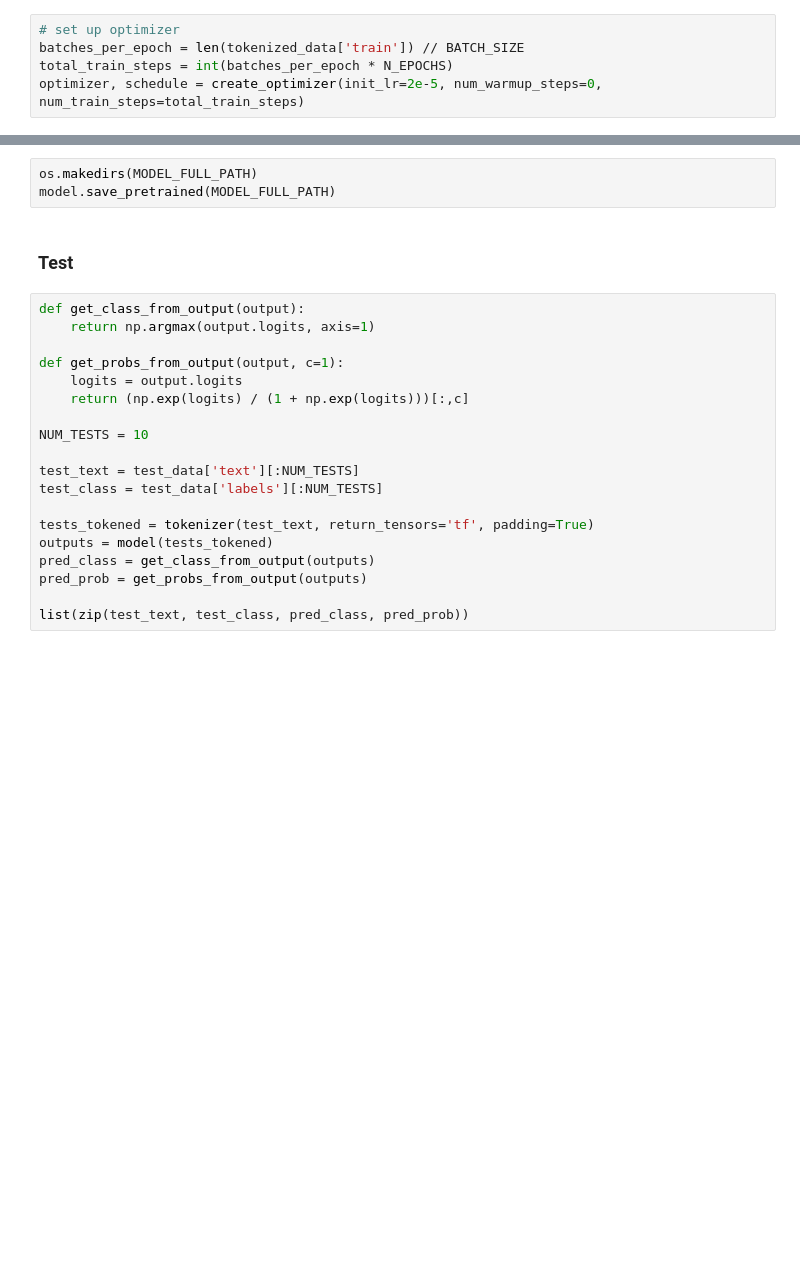
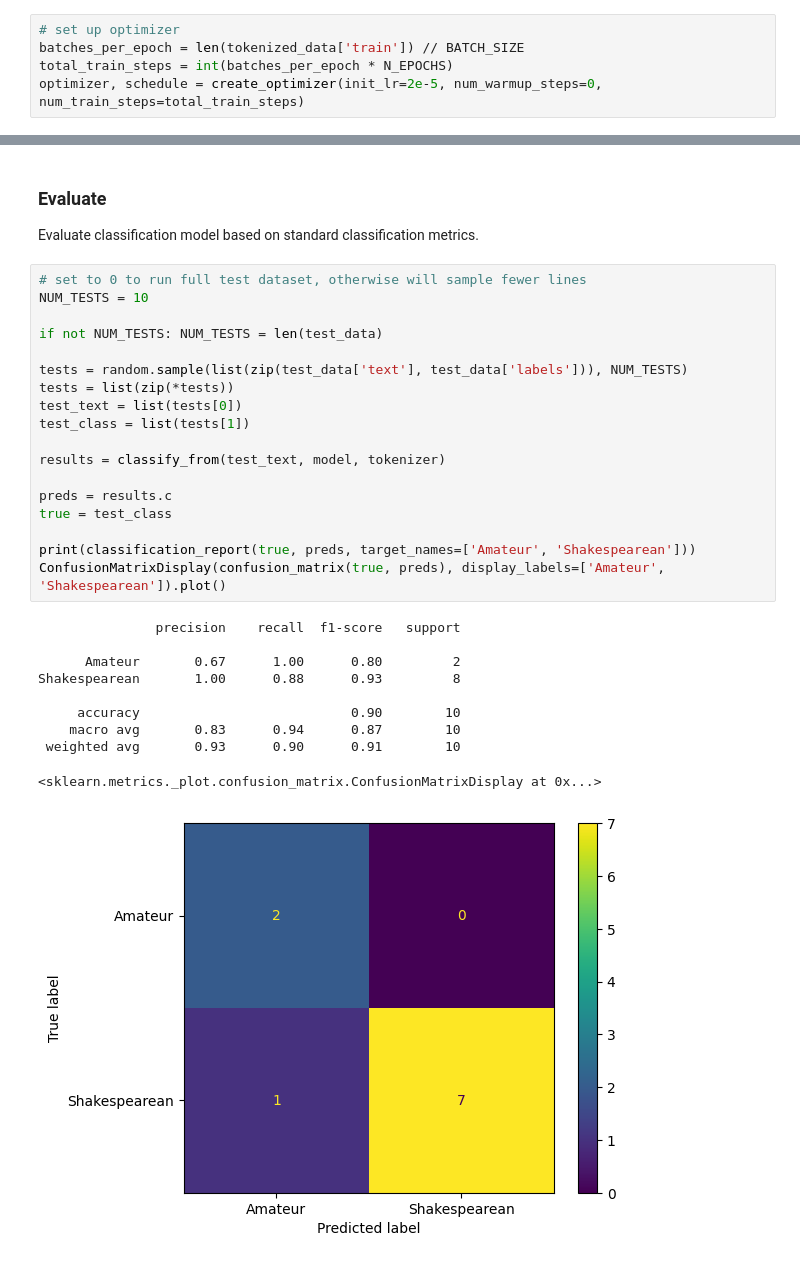
Before and after one commit to ffomezolam/GA-DSI-Capstone, a Jupyter notebook: code/classification-model.ipynb, the cells around one changed output, grey strips where cells are left out. Saved outputs shown, nothing was run; the diff lists cells and outputs as text; blank space fills up the shorter version.

Commit message:
final model adjustments to fit and evaluate final models

```diff
--- a/code/classification-model.ipynb
+++ b/code/classification-model.ipynb
@@ -196,27 +207,36 @@ KeyboardInterrupt:
-# %%
-os.makedirs(MODEL_FULL_PATH)
-model.save_pretrained(MODEL_FULL_PATH)
 # %% [markdown]
-### Test
+### Evaluate
+
+Evaluate classification model based on standard classification metrics.
 # %%
-def get_class_from_output(output):
-    return np.argmax(output.logits, axis=1)
-
-def get_probs_from_output(output, c=1):
-    logits = output.logits
-    return (np.exp(logits) / (1 + np.exp(logits)))[:,c]
-
+# set to 0 to run full test dataset, otherwise will sample fewer lines
 NUM_TESTS = 10
 
-test_text = test_data['text'][:NUM_TESTS]
-test_class = test_data['labels'][:NUM_TESTS]
+if not NUM_TESTS: NUM_TESTS = len(test_data)
 
-tests_tokened = tokenizer(test_text, return_tensors='tf', padding=True)
-outputs = model(tests_tokened)
-pred_class = get_class_from_output(outputs)
-pred_prob = get_probs_from_output(outputs)
+tests = random.sample(list(zip(test_data['text'], test_data['labels'])), NUM_TESTS)
+tests = list(zip(*tests))
+test_text = list(tests[0])
+test_class = list(tests[1])
 
-list(zip(test_text, test_class, pred_class, pred_prob))
+results = classify_from(test_text, model, tokenizer)
+
+preds = results.c
+true = test_class
+
+print(classification_report(true, preds, target_names=['Amateur', 'Shakespearean']))
+ConfusionMatrixDisplay(confusion_matrix(true, preds), display_labels=['Amateur', 'Shakespearean']).plot()
+# %% [output]
+               precision    recall  f1-score   support
+
+      Amateur       0.67      1.00      0.80         2
+Shakespearean       1.00      0.88      0.93         8
+
+     accuracy                           0.90        10
+    macro avg       0.83      0.94      0.87        10
+ weighted avg       0.93      0.90      0.91        10
+<sklearn.metrics._plot.confusion_matrix.ConfusionMatrixDisplay at 0x...>
+[figure, added]
 # %% [markdown]
 ### Conclusion
 
```
Also changed, not shown: parts of 9 cells of this notebook, 5 other files.
